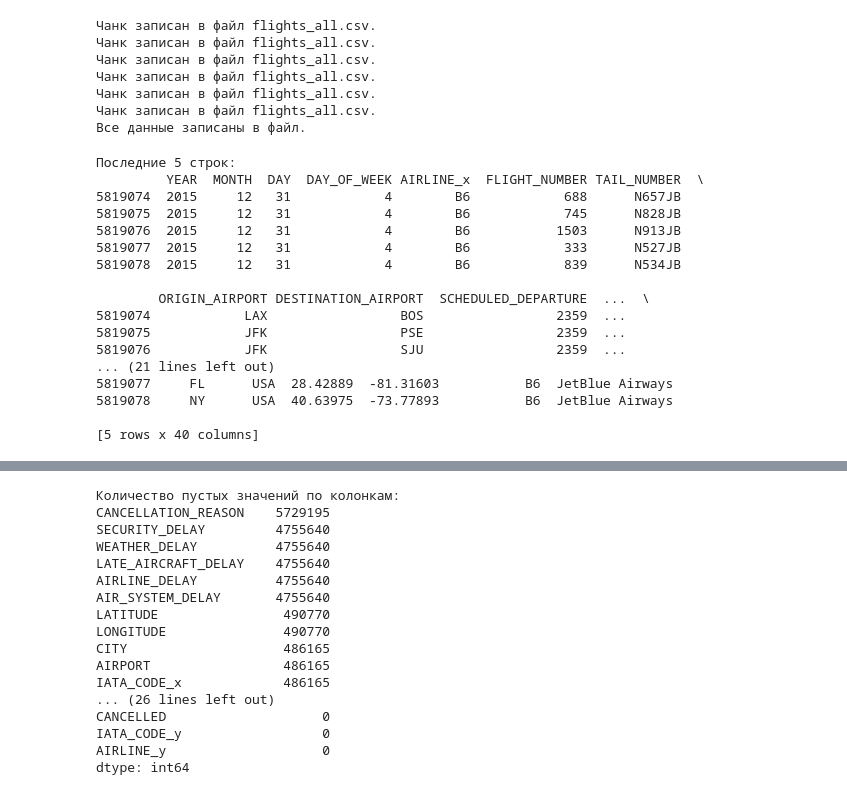
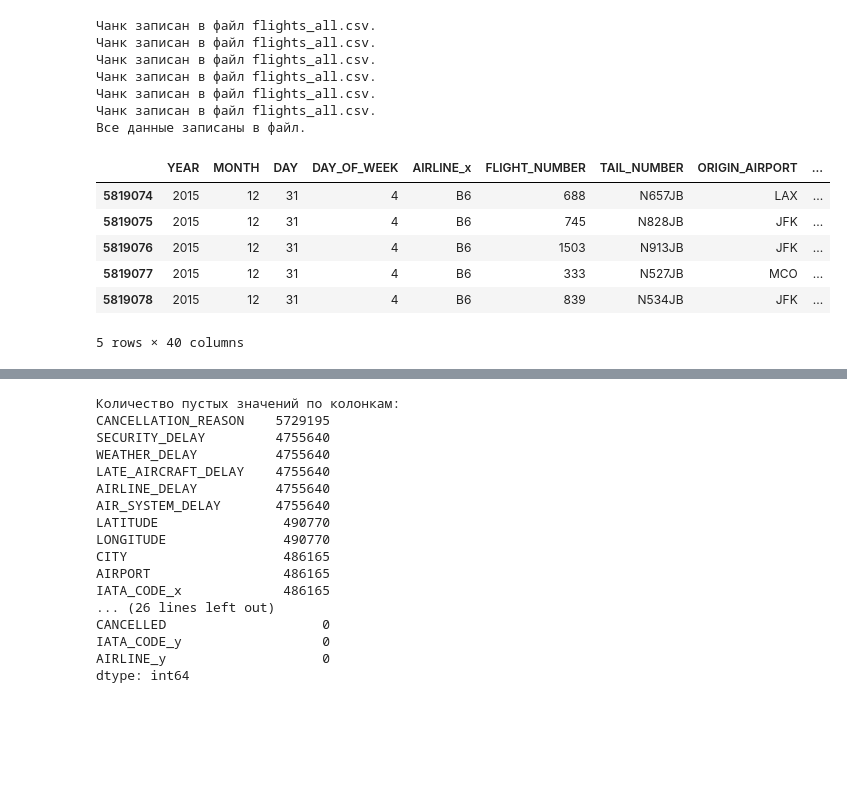
Before and after one commit to ml-labs-nstu-lenow/ml_labs_2025, a Jupyter notebook: lab1/Буренина_Арина_ЛР1_Вар2.ipynb, the cells around one changed output, grey strips where cells are left out. Cells and saved outputs as stored; diff of their text form; code cells hidden in the pictures; blank space fills up the shorter version.

```diff
--- a/lab1/Буренина_Арина_ЛР1_Вар2.ipynb
+++ b/lab1/Буренина_Арина_ЛР1_Вар2.ipynb
@@ -31,23 +31,13 @@ print("Все данные записаны в файл.")
 Все данные записаны в файл.
 # %%
 flights_df = pd.read_csv(flights_new, dtype={'YEAR': int, 'MONTH': int, 'DAY': int, 'DAY_OF_WEEK': int, 'AIRLINE_x': str, 'FLIGHT_NUMBER': int, 'TAIL_NUMBER': str, 'ORIGIN_AIRPORT': str, 'DESTINATION_AIRPORT': str, 'SCHEDULED_DEPARTURE': int, 'WEATHER_DELAY': str, 'IATA_CODE_x': str, 'AIRPORT': str, 'CITY': str, 'STATE': str, 'COUNTRY': str, 'LATITUDE': float, 'LONGITUDE': float, 'IATA_CODE_y': str, 'AIRLINE_y ': str})
-print(f"Последние 5 строк:\n{flights_df.tail()}")
+flights_df.tail()
 # %% [output]
+|  | YEAR | MONTH | DAY | DAY_OF_WEEK | AIRLINE_x | FLIGHT_NUMBER | TAIL_NUMBER | ORIGIN_AIRPORT | ... |
+| 5819074 | 2015 | 12 | 31 | 4 | B6 | 688 | N657JB | LAX | ... |
+| 5819075 | 2015 | 12 | 31 | 4 | B6 | 745 | N828JB | JFK | ... |
+| 5819076 | 2015 | 12 | 31 | 4 | B6 | 1503 | N913JB | JFK | ... |
+| 5819077 | 2015 | 12 | 31 | 4 | B6 | 333 | N527JB | MCO | ... |
+| 5819078 | 2015 | 12 | 31 | 4 | B6 | 839 | N534JB | JFK | ... |
-Последние 5 строк:
-         YEAR  MONTH  DAY  DAY_OF_WEEK AIRLINE_x  FLIGHT_NUMBER TAIL_NUMBER  \
-5819074  2015     12   31            4        B6            688      N657JB
-5819075  2015     12   31            4        B6            745      N828JB
-5819076  2015     12   31            4        B6           1503      N913JB
-5819077  2015     12   31            4        B6            333      N527JB
-5819078  2015     12   31            4        B6            839      N534JB
-
-        ORIGIN_AIRPORT DESTINATION_AIRPORT  SCHEDULED_DEPARTURE  ...  \
-5819074            LAX                 BOS                 2359  ...
-5819075            JFK                 PSE                 2359  ...
-5819076            JFK                 SJU                 2359  ...
-... (21 lines left out)
-5819077     FL      USA  28.42889  -81.31603           B6  JetBlue Airways
-5819078     NY      USA  40.63975  -73.77893           B6  JetBlue Airways
-
-[5 rows x 40 columns]
+5 rows × 40 columns
 # %%
```
Also changed, not shown: parts of 5 cells of this notebook, 1 other file.
